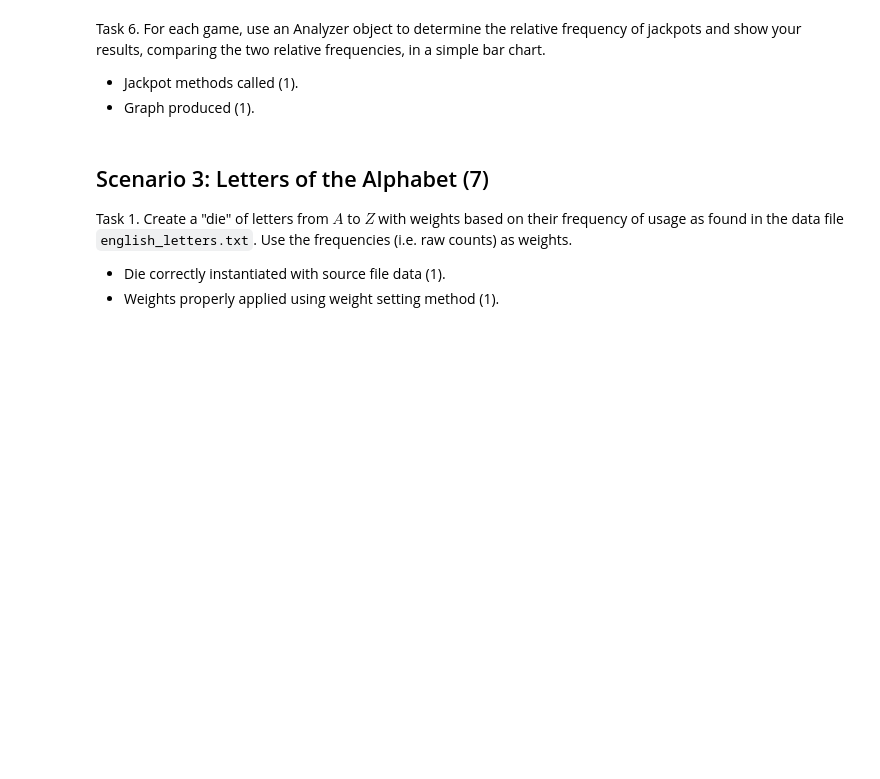
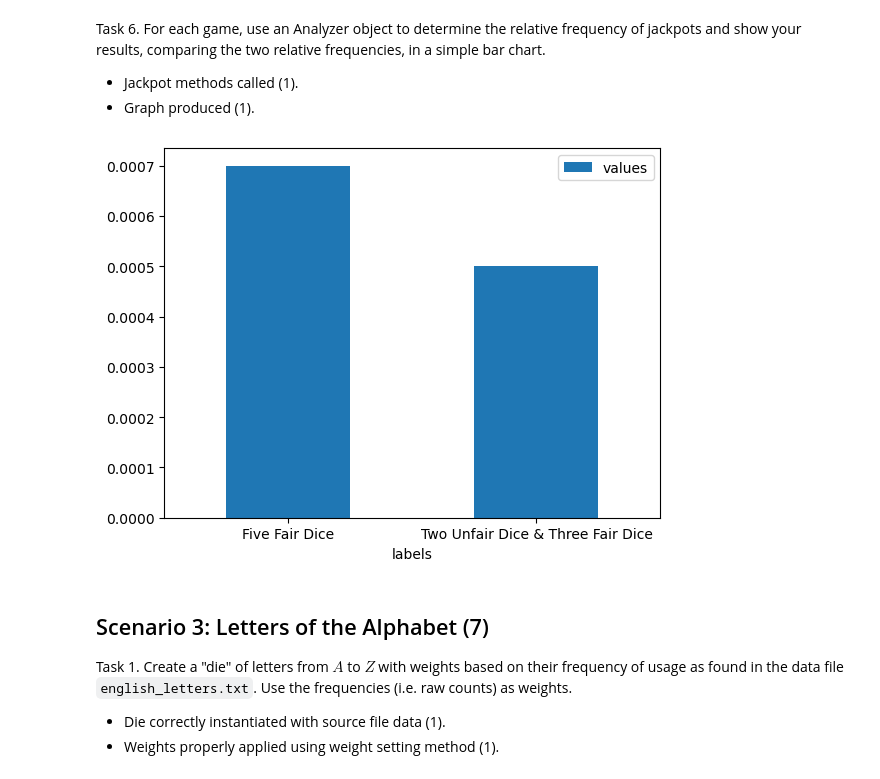
Before and after one commit to liamrdonoghue/montecarlo, a Jupyter notebook: bat7kt_DS5100_FinalProject.ipynb, the cells around one changed output. Saved outputs shown, nothing was run; the diff lists cells and outputs as text; code cells hidden in the pictures; blank space fills up the shorter version.

```diff
--- a/bat7kt_DS5100_FinalProject.ipynb
+++ b/bat7kt_DS5100_FinalProject.ipynb
@@ -343,6 +605,10 @@ Task 6. Show your results, comparing the two relative frequencies, in a simple b
 Task 1. Create three dice, each with six sides having the faces 1 through 6.
 
 - Three die objects created (1).
+# %%
+die1 = Die(np.array([1,2,3,4,5,6]))
+die2 = Die(np.array([1,2,3,4,5,6]))
+die3 = Die(np.array([1,2,3,4,5,6]))
 # %% [markdown]
 Task 2. Convert one of the dice to an unfair one by weighting the face $6$ five times more than the other weights (i.e. it has weight of 5 and the others a weight of 1 each).
 
@@ -356,3 +644,7 @@ Task 4. Play a game of $10000$ rolls with $5$ fair dice.
 
 - Game class properly instantiated (1).
 - Play method called properly (1).
+# %%
+dicegame1 = Game([die3, die3, die3, die3, die3])
+dicegame1.play(10000)
+dicegame1.show_results()
@@ -361,3 +667,7 @@ Task 5. Play another game of $10000$ rolls, this time with $2$ unfair dice, one
 
 - Game class properly instantiated (1).
 - Play method called properly (1).
+# %%
+dicegame2 = Game([die1, die2, die3, die3, die3])
+dicegame2.play(10000)
+dicegame2.show_results()
@@ -366,6 +690,18 @@ Task 6. For each game, use an Analyzer object to determine the relative frequenc
 
 - Jackpot methods called (1).
 - Graph produced (1).
+# %%
+dice_analyzer1 = Analyzer(dicegame1)
+dice_analyzer2 = Analyzer(dicegame2)
+dice_jackpot1 = dice_analyzer1.jackpot()
+dice_jackpot2 = dice_analyzer2.jackpot()
+rel_freq3 = dice_jackpot1 / 10000
+rel_freq4 = dice_jackpot2 / 10000
+# %%
+df2 = pd.DataFrame({"labels": ["Five Fair Dice", "Two Unfair Dice & Three Fair Dice"], "values": [rel_freq3, rel_freq4]})
+chart = df2.plot.bar(x="labels", y="values", rot=0)
+# %% [output]
+[figure, added]
 # %% [markdown]
 ## Scenario 3: Letters of the Alphabet (7)
 
```
Also changed, not shown: parts of 32 cells of this notebook, 8 other files.
